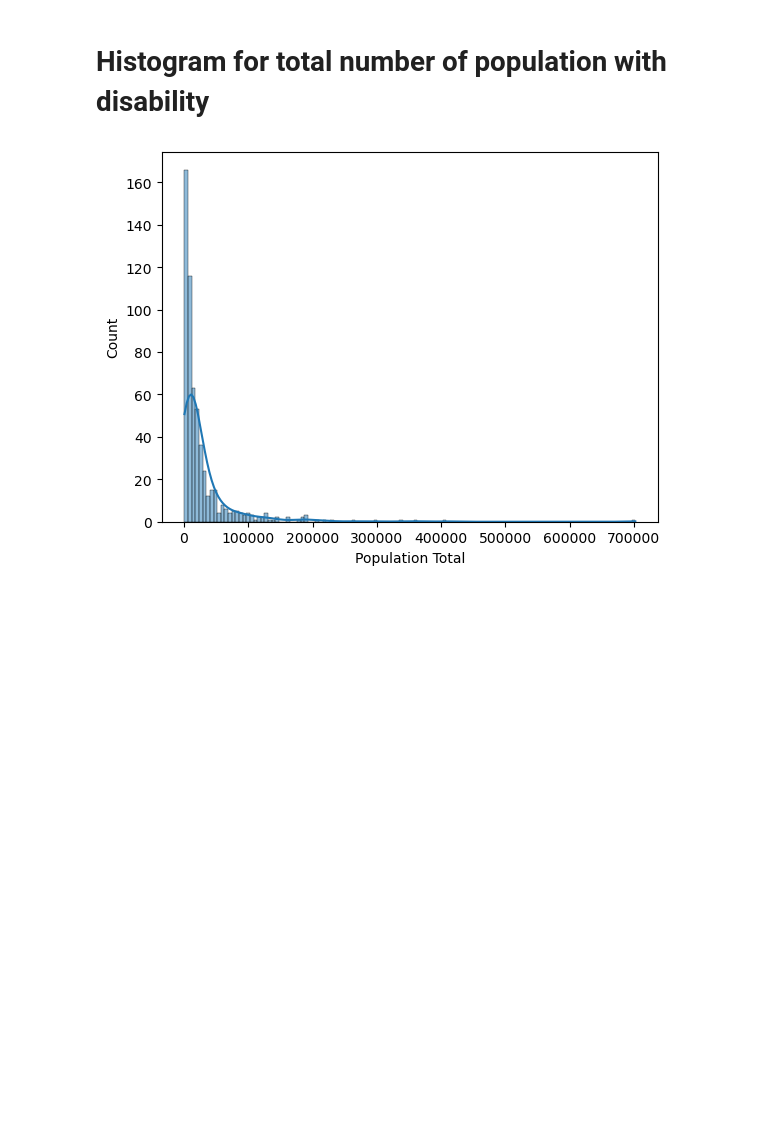
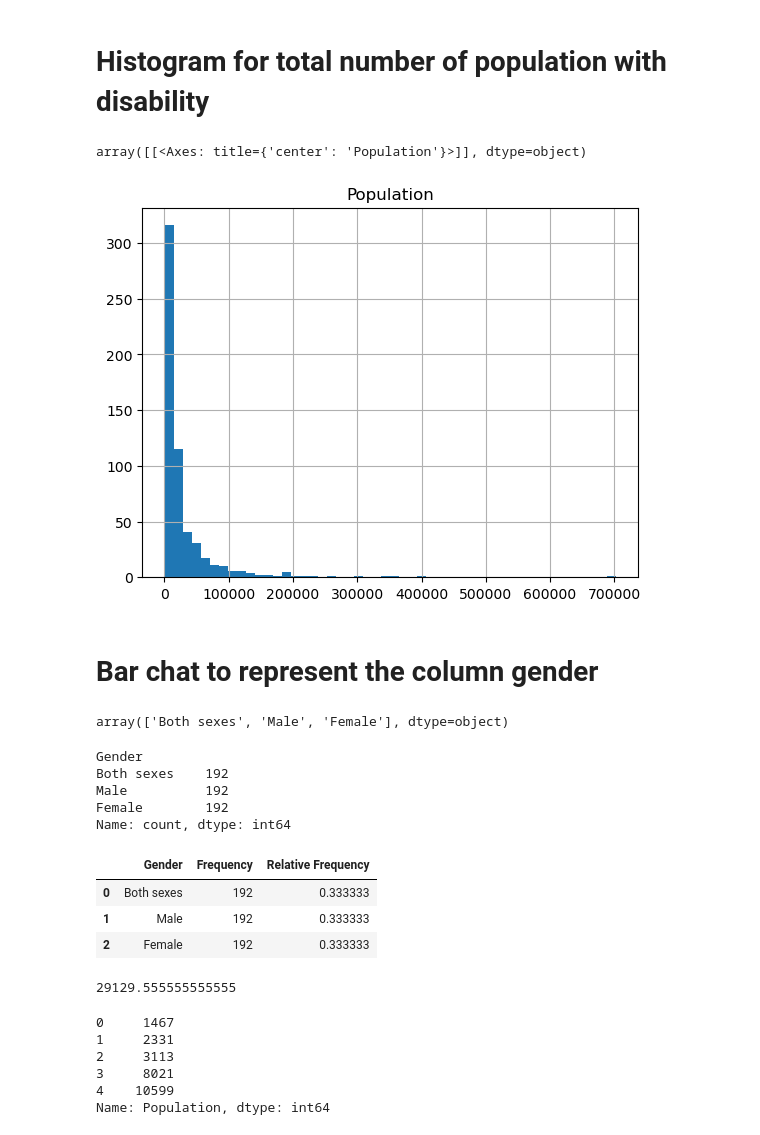
Before and after one commit to RodneyWardle2023/ca1, a Jupyter notebook: CA1_Rodney_Wardle_Main_Code.ipynb, the cells around one changed output. Cells and saved outputs as stored; diff of their text form; code cells hidden in the pictures; blank space fills up the shorter version.

```diff
--- a/CA1_Rodney_Wardle_Main_Code.ipynb
+++ b/CA1_Rodney_Wardle_Main_Code.ipynb
@@ -268,7 +251,23 @@ df_second
 576 rows × 7 columns
 # %% [markdown]
 # Histogram for total number of population with disability
-# %%
-sns.histplot(df_second["Population Total"], kde=True);
-# %% [output]
-[figure, removed]
+# %%
+#This is a histrogram that represents the total population with some form of disability/condition
+df_second.hist(column='Population', bins=50)
+# %% [output]
+array([[<Axes: title={'center': 'Population'}>]], dtype=object)
+[figure, added]
+# %% [markdown]
+# Bar chat to represent the column gender
+# %%
+df_second.Gender.unique()
+# %% [output]
+array(['Both sexes', 'Male', 'Female'], dtype=object)
+# %%
+df_second.Gender.value_counts()
+# %% [output]
+Gender
+Both sexes    192
+Male          192
+Female        192
+Name: count, dtype: int64
@@ -274,0 +279,27 @@ sns.histplot(df_second["Population Total"], kde=True);
+# %%
+#We create the subtable to find the relative frequency
+
+subtable = pd.DataFrame({'Gender': value_counts.index,
+                         'Frequency': value_counts.values,
+                         'Relative Frequency': relative_frequencies.values})
+subtable
+# %% [output]
+|  | Gender | Frequency | Relative Frequency |
+| 0 | Both sexes | 192 | 0.333333 |
+| 1 | Male | 192 | 0.333333 |
+| 2 | Female | 192 | 0.333333 |
+# %%
+mean_pop= df_second['Population'].mean()
+print(mean_pop)
+# %% [output]
+29129.555555555555
+# %%
+mode = df_second['Population'].mode()
+print(mode)
+# %% [output]
+0     1467
+1     2331
+2     3113
+3     8021
+4    10599
+Name: Population, dtype: int64
```
Also changed, not shown: parts of 21 cells of this notebook.
